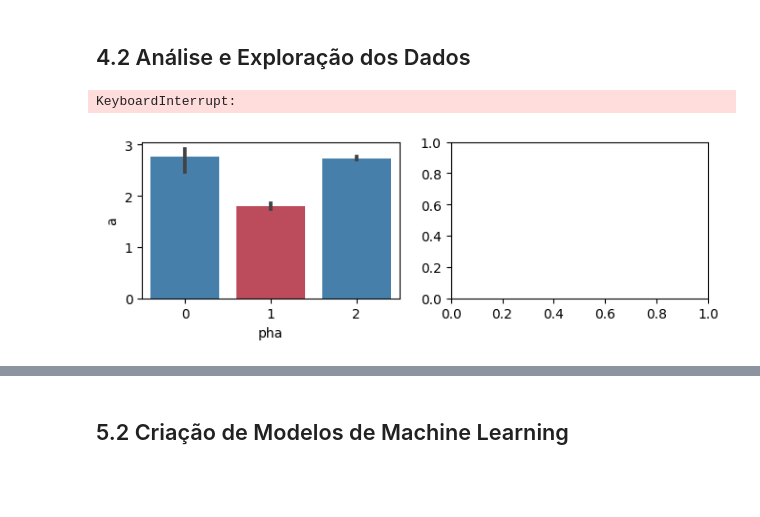
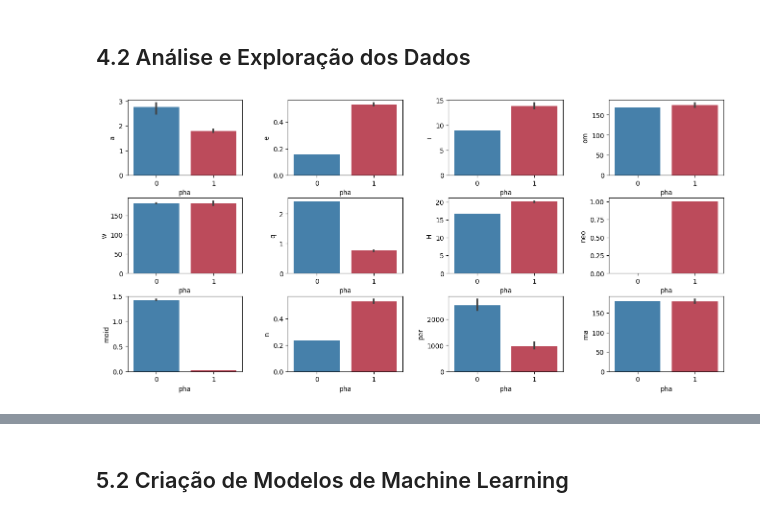
Before and after one commit to barauna-lo/Code_Library, a Jupyter notebook: TCC_PUCMinas.ipynb, the cells around one changed output, grey strips where cells are left out. Cells and saved outputs as stored; diff of their text form; code cells hidden in the pictures; blank space fills up the shorter version.

```diff
--- a/TCC_PUCMinas.ipynb
+++ b/TCC_PUCMinas.ipynb
@@ -800,13 +792,13 @@ data.describe() #descrevendo o dataset
 # %%
 colunas = ['a', 'e', 'i', 'om', 'w', 'q', 'H', 'neo',  'moid',
        'n', 'per', 'ma']
 plt.figure(figsize=(16,10),dpi=100)
 b=1
 for i in colunas:
     plt.subplot(4,4,b)
     #plt.ylabel(i)
     sns.barplot(data=data,x='pha',y=i,palette=div_colors)
+    plt.subplots_adjust(hspace=0.3,wspace=0.4)
     b+=1
 # %% [output]
-KeyboardInterrupt:
-[figure, old version]
+[figure, new version]
```
Also changed, not shown: parts of 14 cells of this notebook.
